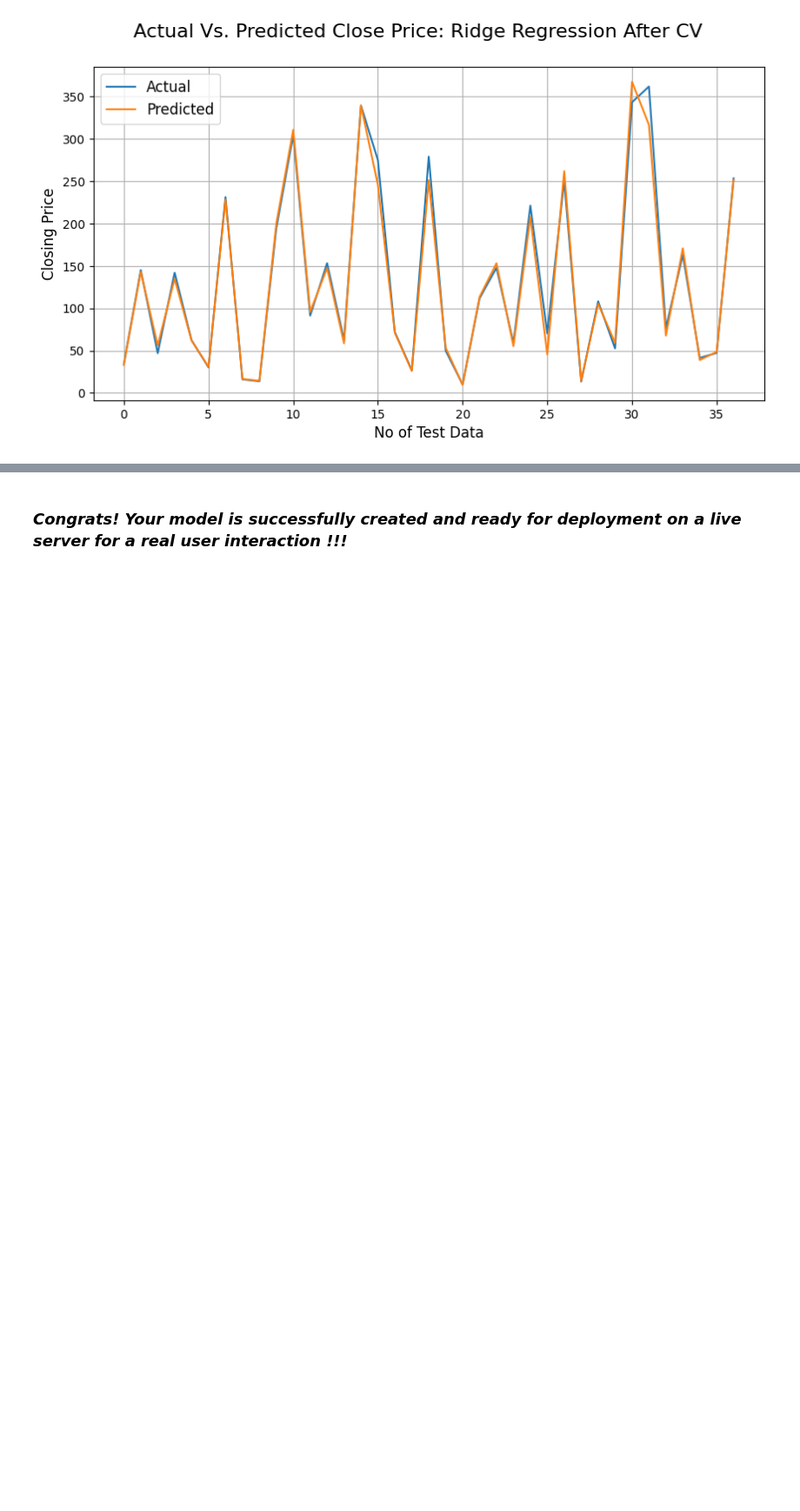
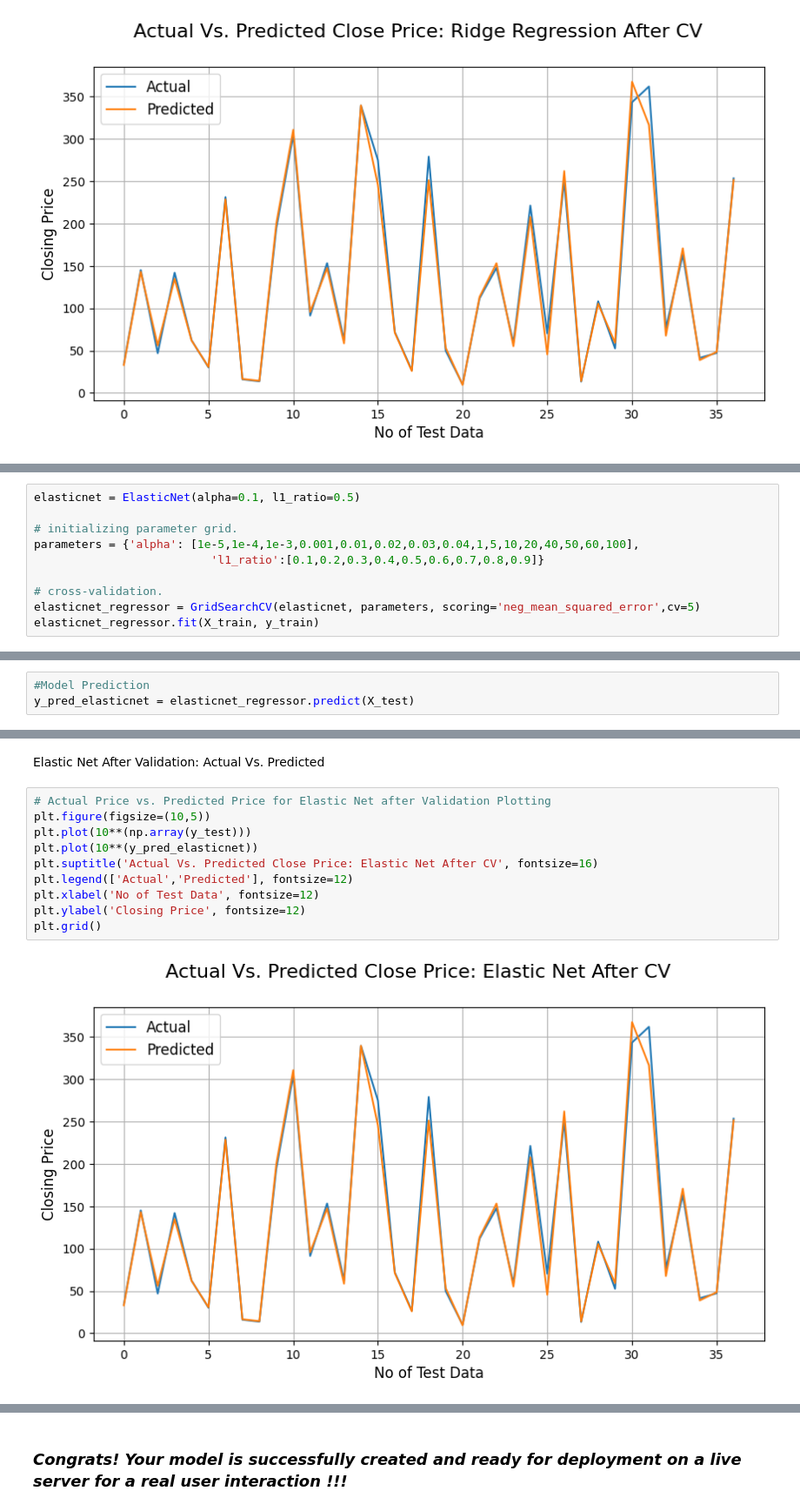
Before and after one commit to atulchune/YesBank_Stock_closing_price_prediction, a Jupyter notebook: YesBank_closing_stock_price_prediction.ipynb, the cells around one changed output, grey strips where cells are left out. Shown at 87% size. Saved outputs shown, nothing was run; the diff lists cells and outputs as text; blank space fills up the shorter version.

```diff
--- a/YesBank_closing_stock_price_prediction.ipynb
+++ b/YesBank_closing_stock_price_prediction.ipynb
@@ -952,0 +1034,10 @@ The main purpose of ElasticNet Regression is to find the coefficients that minim
+# %%
+elasticnet = ElasticNet(alpha=0.1, l1_ratio=0.5)
+
+# initializing parameter grid.
+parameters = {'alpha': [1e-5,1e-4,1e-3,0.001,0.01,0.02,0.03,0.04,1,5,10,20,40,50,60,100],
+                          'l1_ratio':[0.1,0.2,0.3,0.4,0.5,0.6,0.7,0.8,0.9]}
+
+# cross-validation.
+elasticnet_regressor = GridSearchCV(elasticnet, parameters, scoring='neg_mean_squared_error',cv=5)
+elasticnet_regressor.fit(X_train, y_train)
@@ -952,0 +1058,3 @@ The main purpose of ElasticNet Regression is to find the coefficients that minim
+# %%
+#Model Prediction
+y_pred_elasticnet = elasticnet_regressor.predict(X_test)
@@ -952,0 +1117,14 @@ The main purpose of ElasticNet Regression is to find the coefficients that minim
+# %% [markdown]
+Elastic Net After Validation: Actual Vs. Predicted
+# %%
+# Actual Price vs. Predicted Price for Elastic Net after Validation Plotting
+plt.figure(figsize=(10,5))
+plt.plot(10**(np.array(y_test)))
+plt.plot(10**(y_pred_elasticnet))
+plt.suptitle('Actual Vs. Predicted Close Price: Elastic Net After CV', fontsize=16)
+plt.legend(['Actual','Predicted'], fontsize=12)
+plt.xlabel('No of Test Data', fontsize=12)
+plt.ylabel('Closing Price', fontsize=12)
+plt.grid()
+# %% [output]
+[figure, added]
```
Also changed, not shown: parts of 23 cells of this notebook.
